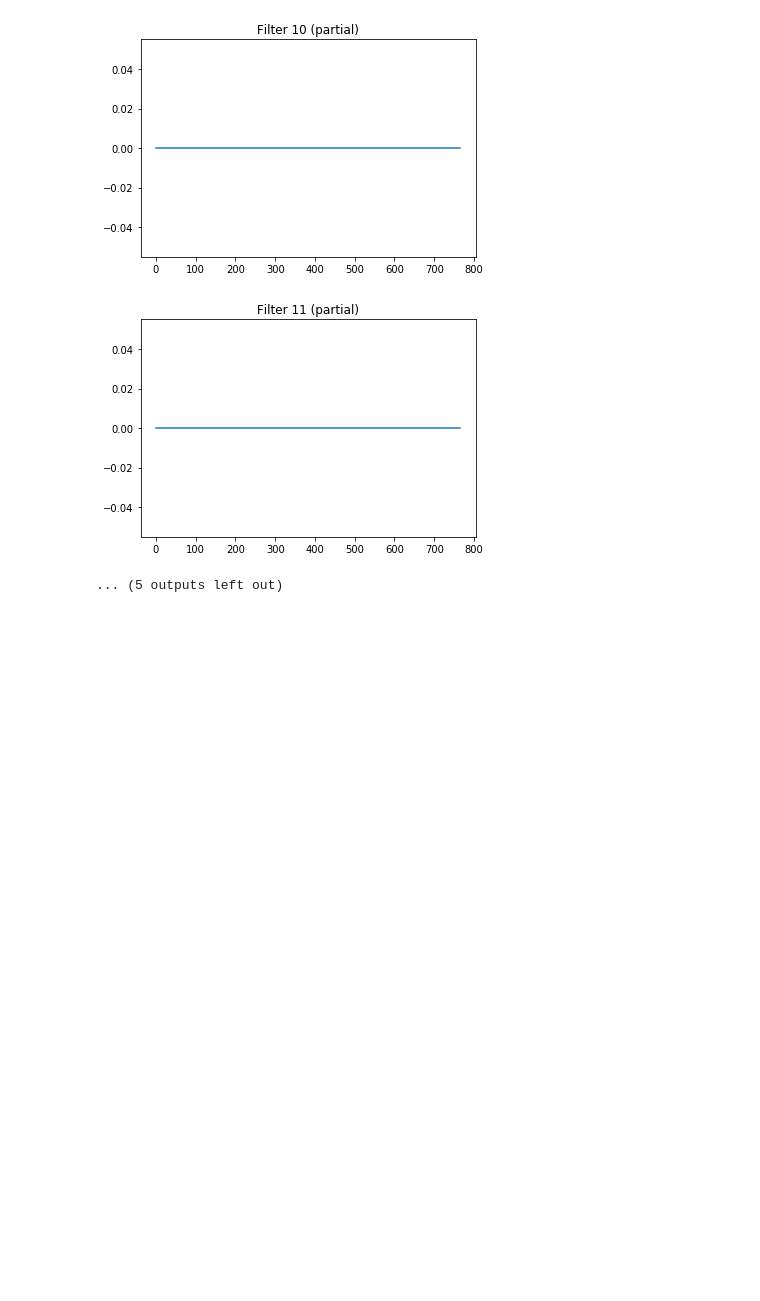
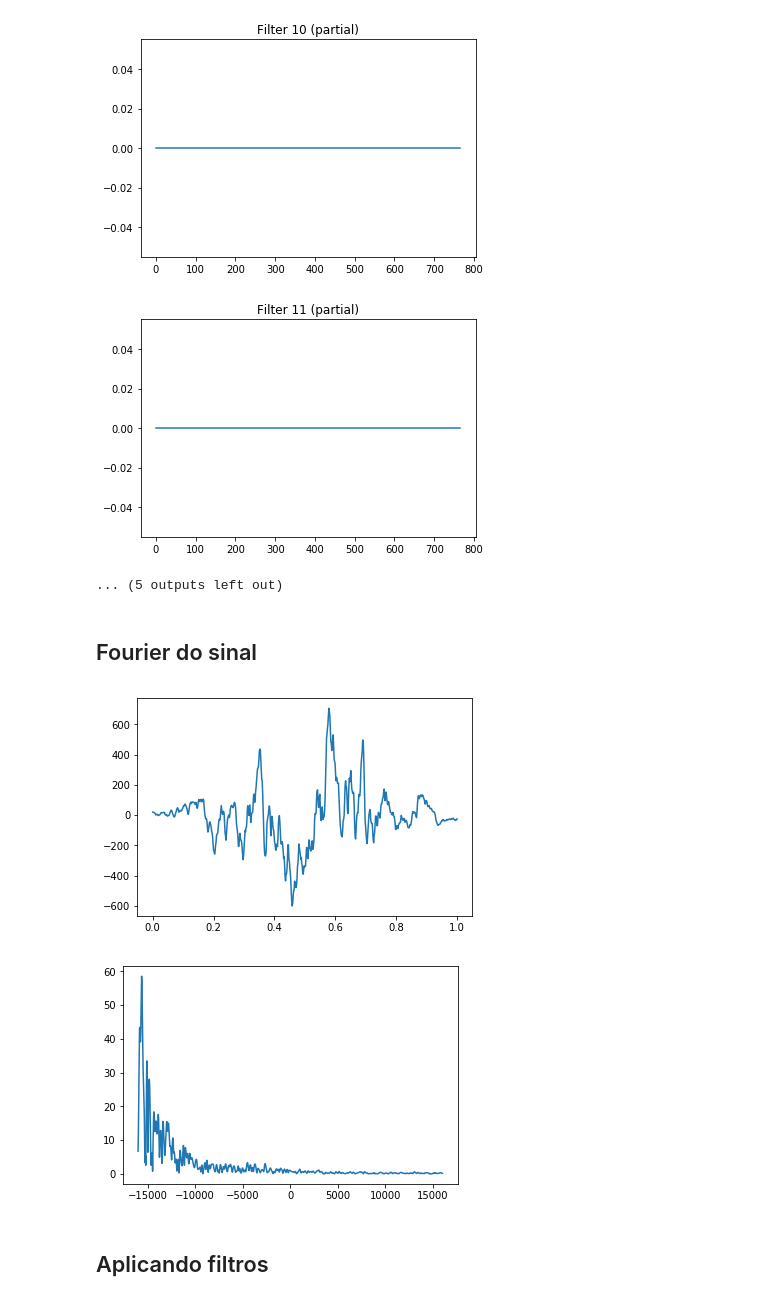
Before and after one commit to alanoMartins/MFCC, a Jupyter notebook: MFCC tutorial.ipynb, the cells around one changed output. Cells and saved outputs as stored; diff of their text form; code cells hidden in the pictures; blank space fills up the shorter version.

```diff
--- a/MFCC tutorial.ipynb
+++ b/MFCC tutorial.ipynb
@@ -175,3 +167,22 @@ plt.show()
 [figure]
 [figure]
 ... (5 outputs left out)
+# %% [markdown]
+## Fourier do sinal
+# %%
+frame = frames[0]
+Ws = 0.020
+Ns = Ws * rate
+lin = np.linspace(0, 1, Ns)
+plt.plot(lin, frame)
+plt.show()
+Y = np.fft.fft(frame, nfft) / len(frame)
+Z = abs(Y)
+NUP = int(np.ceil((len(Y) + 1) / 2))
+Z = Z[0:NUP]
+f = rate * np.linspace(-0.5, 0.5, NUP)
+plt.plot(f, Z)
+plt.show()
+# %% [output]
+[figure, added]
+[figure, added]
@@ -177,0 +196,2 @@ plt.show()
+# %% [markdown]
+## Aplicando filtros
```
Also changed, not shown: parts of 13 cells of this notebook, 1 other file.
